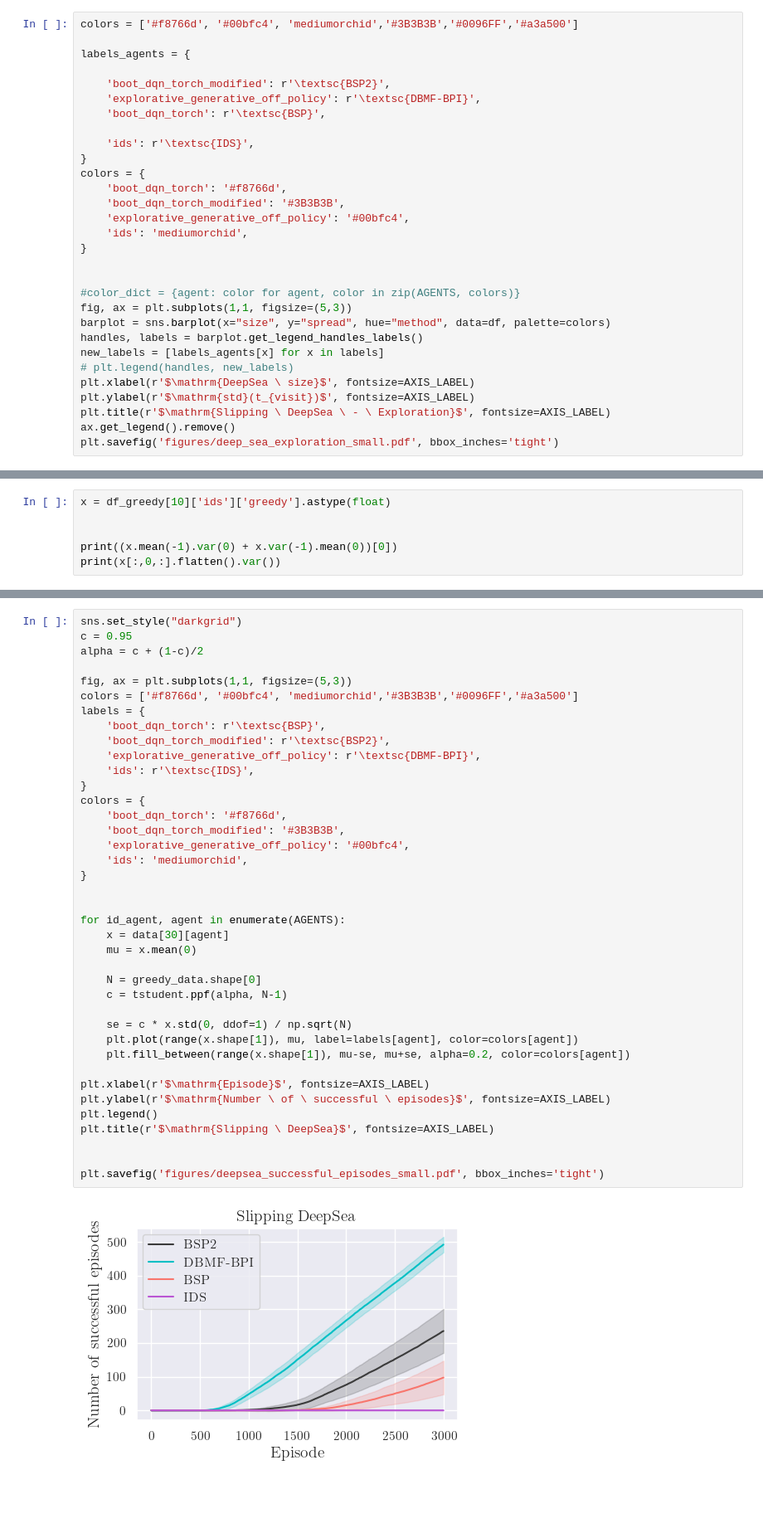
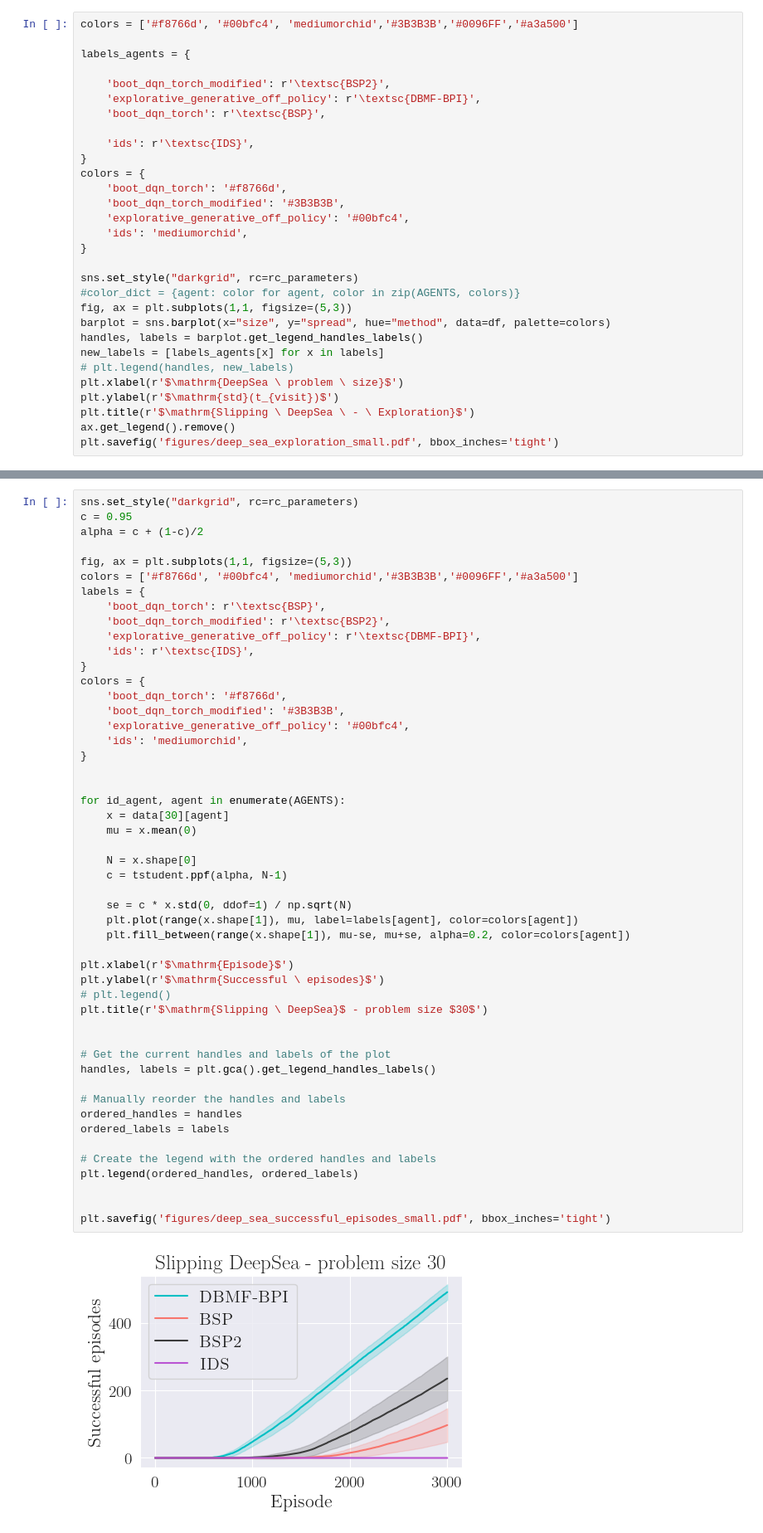
Before and after one commit to rssalessio/ModelFreeActiveExplorationRL, a Jupyter notebook: DeepSea/make_plots_new.ipynb, the cells around one changed output, grey strips where cells are left out. Shown at 83% size. Cells and saved outputs as stored; diff of their text form; blank space fills up the shorter version.

```diff
--- a/DeepSea/make_plots_new.ipynb
+++ b/DeepSea/make_plots_new.ipynb
@@ -128,16 +121,16 @@ colors = {
     'ids': 'mediumorchid',
 }
 
-
+sns.set_style("darkgrid", rc=rc_parameters)
 #color_dict = {agent: color for agent, color in zip(AGENTS, colors)}
 fig, ax = plt.subplots(1,1, figsize=(5,3))
 barplot = sns.barplot(x="size", y="spread", hue="method", data=df, palette=colors)
 handles, labels = barplot.get_legend_handles_labels()
 new_labels = [labels_agents[x] for x in labels]
 # plt.legend(handles, new_labels)
-plt.xlabel(r'$\mathrm{DeepSea \ size}$', fontsize=AXIS_LABEL)
-plt.ylabel(r'$\mathrm{std}(t_{visit})$', fontsize=AXIS_LABEL)
-plt.title(r'$\mathrm{Slipping \ DeepSea \ - \ Exploration}$', fontsize=AXIS_LABEL)
+plt.xlabel(r'$\mathrm{DeepSea \ problem \ size}$')
+plt.ylabel(r'$\mathrm{std}(t_{visit})$')
+plt.title(r'$\mathrm{Slipping \ DeepSea \ - \ Exploration}$')
 ax.get_legend().remove()
 plt.savefig('figures/deep_sea_exploration_small.pdf', bbox_inches='tight')
 # %% [output]
@@ -217,6 +274,0 @@ df
-# %%
-x = df_greedy[10]['ids']['greedy'].astype(float)
-
-
-print((x.mean(-1).var(0) + x.var(-1).mean(0))[0])
-print(x[:,0,:].flatten().var())
@@ -299,41 +275,52 @@ array([0.000, 0.000, 0.000, ..., 0.000, 0.000, 0.000])
 # %%
-sns.set_style("darkgrid")
+sns.set_style("darkgrid", rc=rc_parameters)
 c = 0.95
 alpha = c + (1-c)/2
 
 fig, ax = plt.subplots(1,1, figsize=(5,3))
 colors = ['#f8766d', '#00bfc4', 'mediumorchid','#3B3B3B','#0096FF','#a3a500']
 labels = {
     'boot_dqn_torch': r'\textsc{BSP}',
     'boot_dqn_torch_modified': r'\textsc{BSP2}',
     'explorative_generative_off_policy': r'\textsc{DBMF-BPI}',
     'ids': r'\textsc{IDS}',
 }
 colors = {
     'boot_dqn_torch': '#f8766d',
     'boot_dqn_torch_modified': '#3B3B3B',
     'explorative_generative_off_policy': '#00bfc4',
     'ids': 'mediumorchid',
 }
 
 
 for id_agent, agent in enumerate(AGENTS):
     x = data[30][agent]
     mu = x.mean(0)
 
-    N = greedy_data.shape[0]
+    N = x.shape[0]
     c = tstudent.ppf(alpha, N-1)
 
     se = c * x.std(0, ddof=1) / np.sqrt(N)
     plt.plot(range(x.shape[1]), mu, label=labels[agent], color=colors[agent])
     plt.fill_between(range(x.shape[1]), mu-se, mu+se, alpha=0.2, color=colors[agent])
 
-plt.xlabel(r'$\mathrm{Episode}$', fontsize=AXIS_LABEL)
-plt.ylabel(r'$\mathrm{Number \ of \ successful \ episodes}$', fontsize=AXIS_LABEL)
-plt.legend()
-plt.title(r'$\mathrm{Slipping \ DeepSea}$', fontsize=AXIS_LABEL)
+plt.xlabel(r'$\mathrm{Episode}$')
+plt.ylabel(r'$\mathrm{Successful \ episodes}$')
+# plt.legend()
+plt.title(r'$\mathrm{Slipping \ DeepSea}$ - problem size $30$')
 
 
-plt.savefig('figures/deepsea_successful_episodes_small.pdf', bbox_inches='tight')
+# Get the current handles and labels of the plot
+handles, labels = plt.gca().get_legend_handles_labels()
+
+# Manually reorder the handles and labels
+ordered_handles = handles
+ordered_labels = labels
+
+# Create the legend with the ordered handles and labels
+plt.legend(ordered_handles, ordered_labels)
+
+
+plt.savefig('figures/deep_sea_successful_episodes_small.pdf', bbox_inches='tight')
 # %% [output]
-[figure, old version]
+[figure, new version]
```
Also changed, not shown: parts of 22 cells of this notebook, 23 other files.
